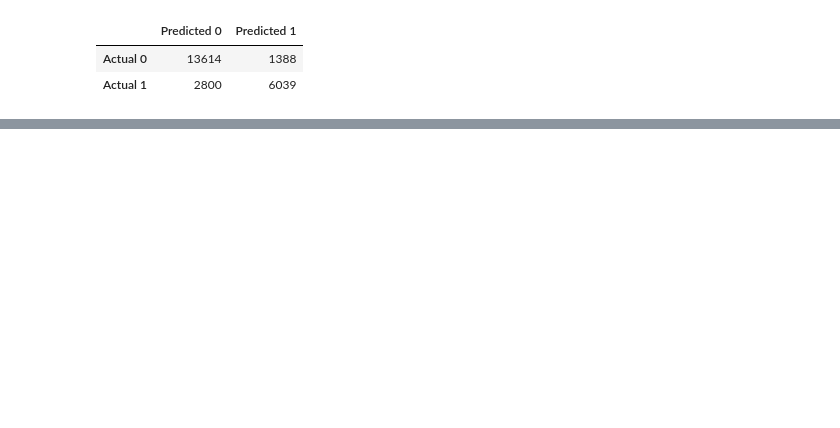
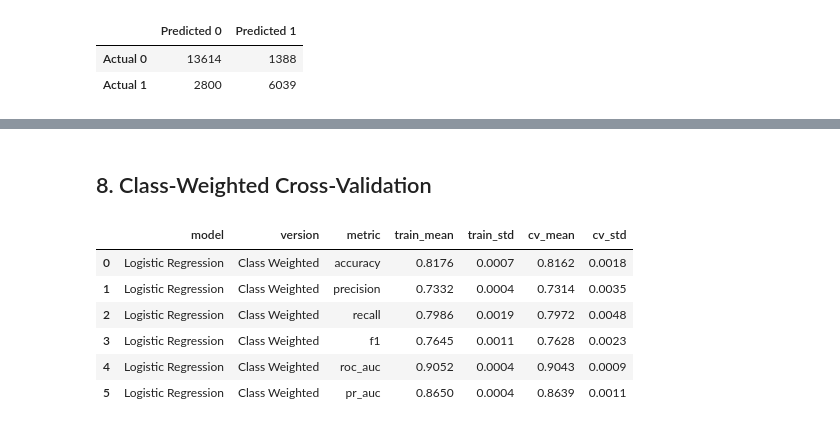
Before and after one commit to Manesha03/IT3051-FDM-Mini-Project-2026, a Jupyter notebook: 06_Model_Evaluation/Logistic_Regression.ipynb, the cells around one changed output, grey strips where cells are left out. Cells and saved outputs as stored; diff of their text form; code cells hidden in the pictures; blank space fills up the shorter version.

```diff
--- a/06_Model_Evaluation/Logistic_Regression.ipynb
+++ b/06_Model_Evaluation/Logistic_Regression.ipynb
@@ -150,0 +202,19 @@ display(logistic_confusion)
+# %% [markdown]
+## 8. Class-Weighted Cross-Validation
+# %%
+weighted_logistic_cv = cross_validation_summary(
+    "Logistic Regression",
+    "Class Weighted",
+    weighted_logistic_pipeline,
+    prepared.X_train,
+    prepared.y_train,
+)
+display(weighted_logistic_cv.round(4))
+# %% [output]
+|  | model | version | metric | train_mean | train_std | cv_mean | cv_std |
+| 0 | Logistic Regression | Class Weighted | accuracy | 0.8176 | 0.0007 | 0.8162 | 0.0018 |
+| 1 | Logistic Regression | Class Weighted | precision | 0.7332 | 0.0004 | 0.7314 | 0.0035 |
+| 2 | Logistic Regression | Class Weighted | recall | 0.7986 | 0.0019 | 0.7972 | 0.0048 |
+| 3 | Logistic Regression | Class Weighted | f1 | 0.7645 | 0.0011 | 0.7628 | 0.0023 |
+| 4 | Logistic Regression | Class Weighted | roc_auc | 0.9052 | 0.0004 | 0.9043 | 0.0009 |
+| 5 | Logistic Regression | Class Weighted | pr_auc | 0.8650 | 0.0004 | 0.8639 | 0.0011 |
```
Also changed, not shown: parts of 26 cells of this notebook, 3 other files.
